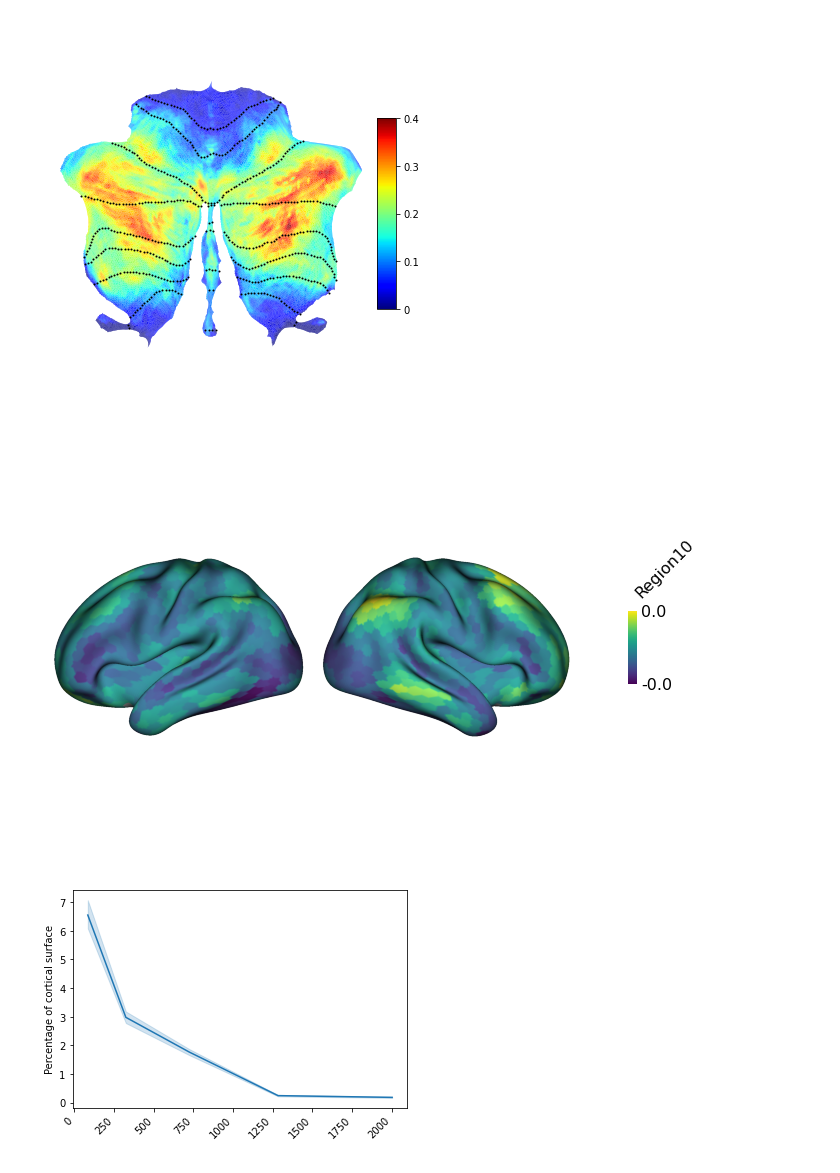
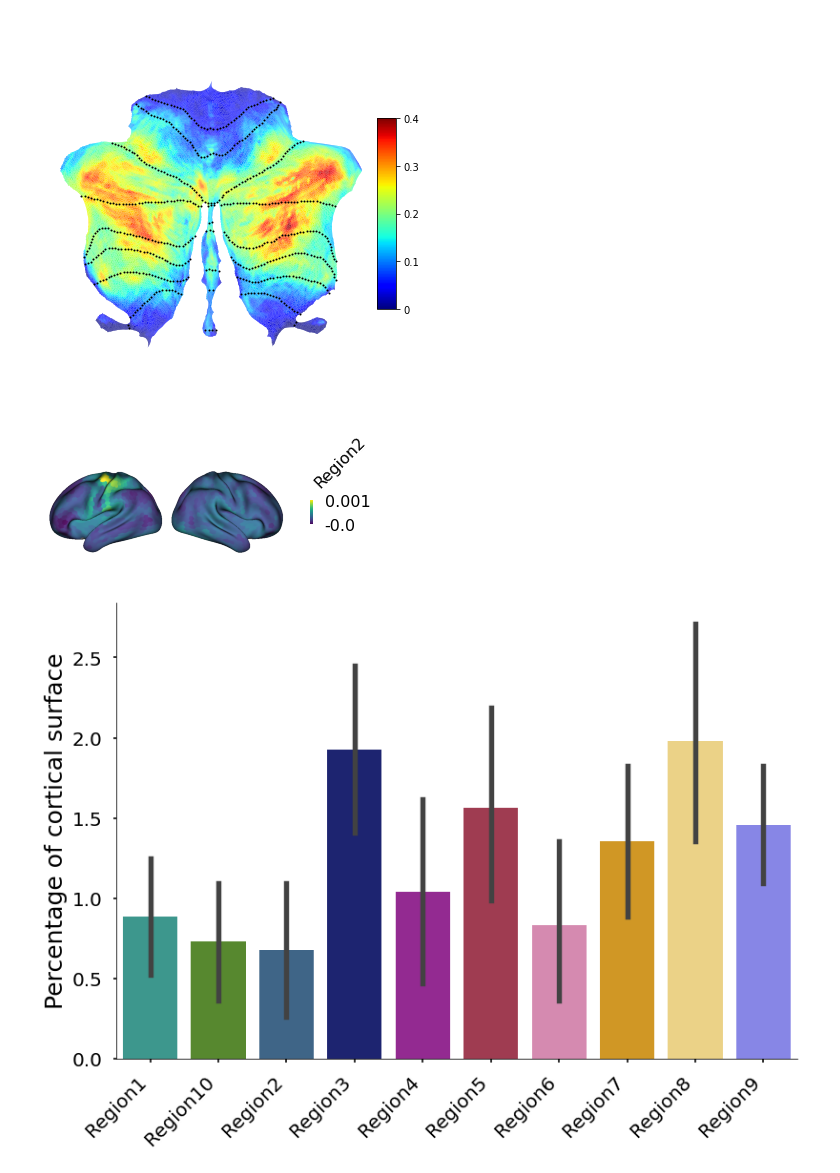
Before and after one commit to maedbhk/cerebellum_connectivity, a Jupyter notebook: notebooks/3.1-mk-models.ipynb, the cells around one changed output. Saved outputs shown, nothing was run; the diff lists cells and outputs as text; code cells hidden in the pictures.

```diff
--- a/notebooks/3.1-mk-models.ipynb
+++ b/notebooks/3.1-mk-models.ipynb
@@ -108,18 +111,21 @@ vis.map_lasso_cerebellum(model_name='lasso_tessels1002_alpha_-2', # lasso_tessel
 # %% [output]
 [figure]
 # %%
+# map distances
 vis.map_distances_cortex(model_name='ridge_tessels1002_alpha_8',
                 atlas='MDTB10',
                 surf='inflated',
                 threshold=100,
-                column=9
+                column=1
                 )
 # %% [output]
-[figure, old version]
+[figure, new version]
 # %%
-df = vis.plot_surfaces(y='percent',
-                      cortex='tessels',
-                      weights='nonzero',
+# plot surfaces
+
+df = vis.plot_surfaces(x='reg_names',
+                      hue=None,
+                      cortex='tessels0042',
                       method='lasso');
 # %% [output]
-[figure, old version]
+[figure, new version]
```
Also changed, not shown: parts of 6 cells of this notebook, 3 other files.
